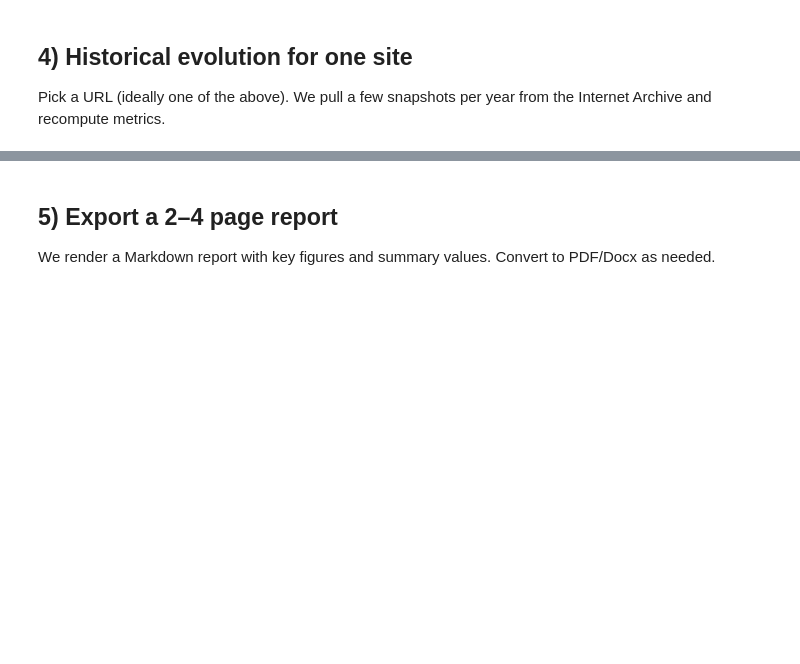
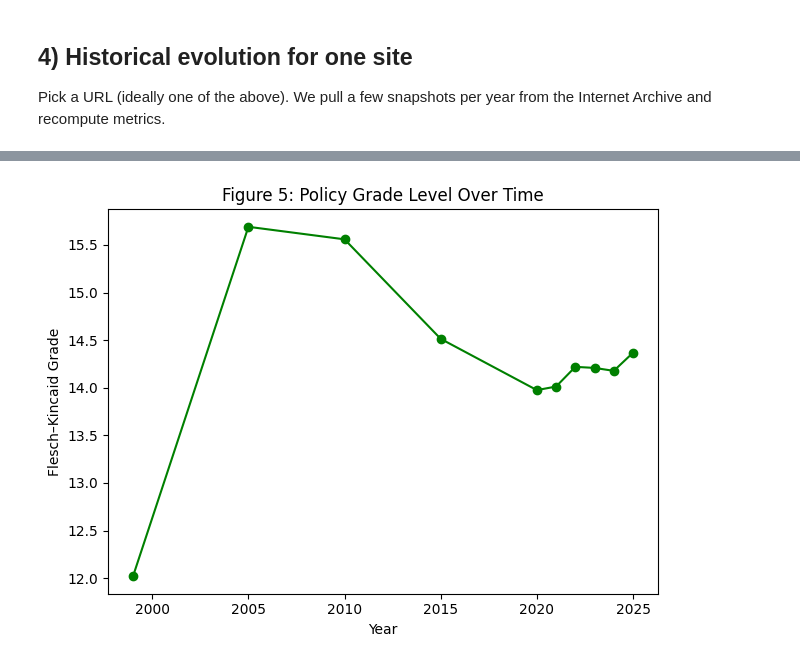
Before and after one commit to andrewbrodriguez/compsci1050, a Jupyter notebook: privacy_policies/policy_analysis.ipynb, the cells around one changed output, grey strips where cells are left out. Drawn from its saved outputs; the diff is of its cells as text; code cells hidden in the pictures; blank space fills up the shorter version.

```diff
--- a/privacy_policies/policy_analysis.ipynb
+++ b/privacy_policies/policy_analysis.ipynb
@@ -194,15 +326,14 @@ if 'hist_df' in globals() and not hist_df.empty:
 # %%
 # Figure 5: Grade level over time
 if 'hist_df' in globals() and not hist_df.empty:
     plt.figure()
-    plt.plot(hist_df['year'], hist_df['flesch_kincaid_grade'], marker='o')
+    plt.plot(hist_df['year'], hist_df['flesch_kincaid_grade'], marker='o', color = 'g')
     plt.xlabel('Year')
     plt.ylabel('Flesch–Kincaid Grade')
     plt.title('Figure 5: Policy Grade Level Over Time')
-    plt.grid(True)
+    plt.grid(False)
     plt.tight_layout()
     plt.savefig(os.path.join(FIG_DIR, 'history_grade.png'), dpi=200)
     plt.show()
+# %% [output]
+[figure, added]
-# %% [markdown]
-## 5) Export a 2–4 page report
-We render a Markdown report with key figures and summary values. Convert to PDF/Docx as needed.
```
Also changed, not shown: parts of 10 cells of this notebook, 22 other files.
